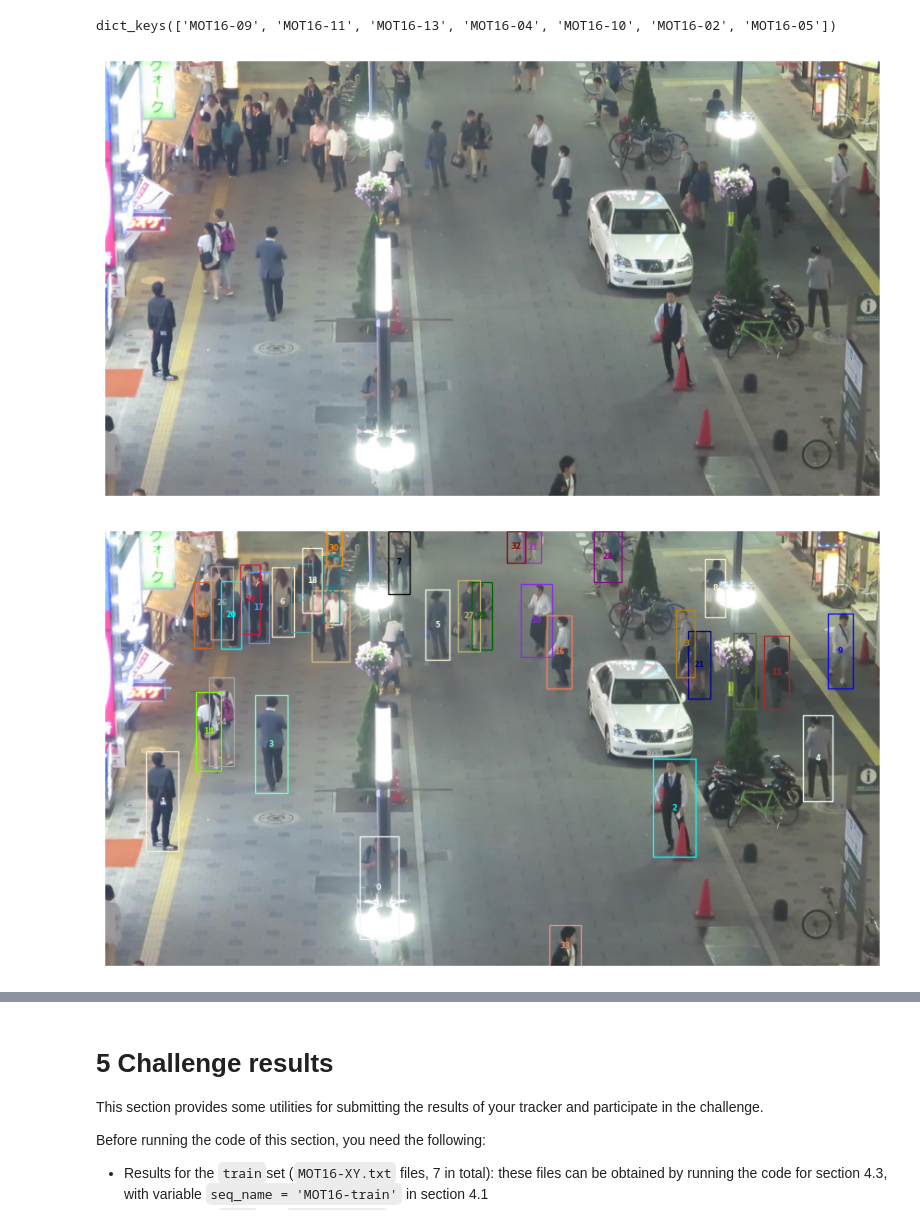
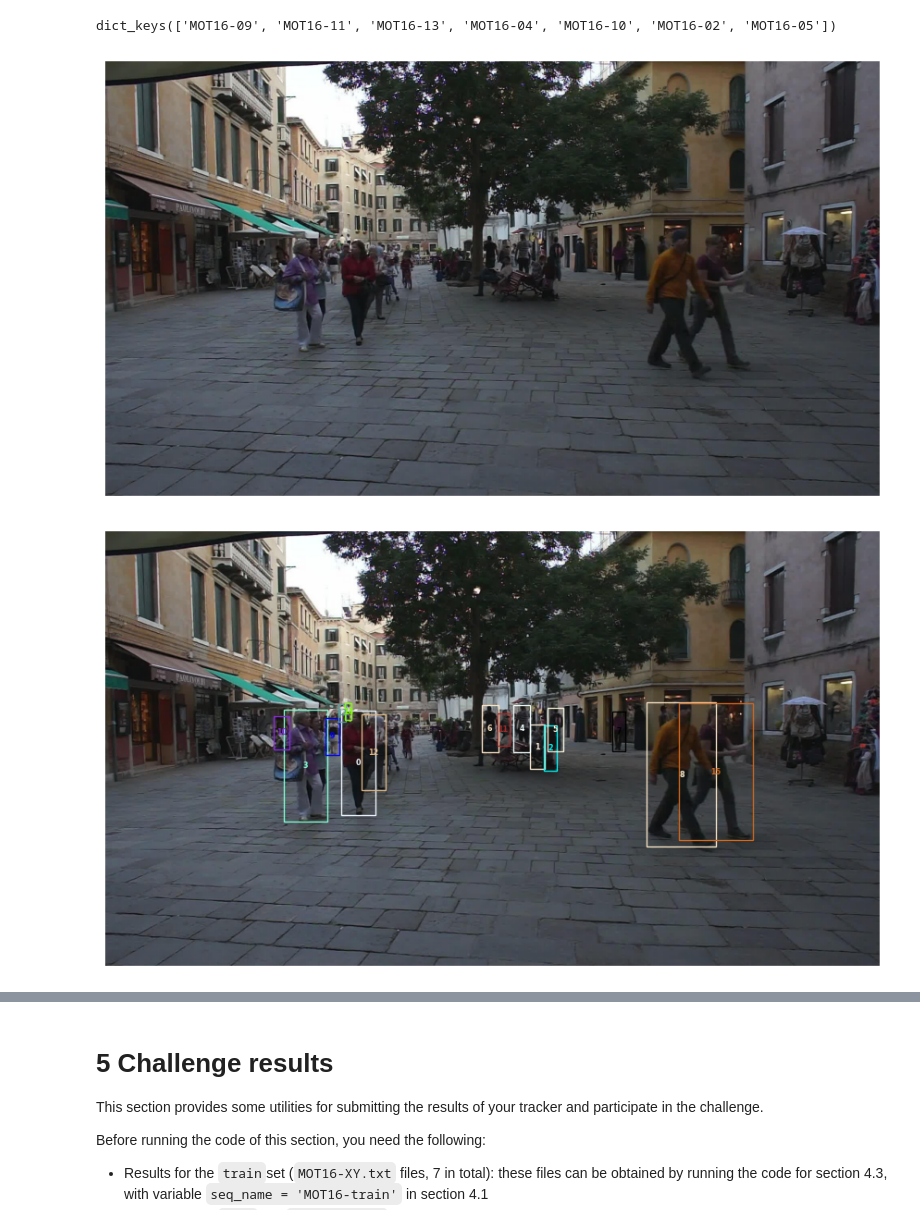
Before and after one commit to Javimh18/DL4VSP, a Jupyter notebook: dlvsp_challenge_material/dlvsp_mot_baseline_2023.ipynb, the cells around one changed output, grey strips where cells are left out. Drawn from its saved outputs; the diff is of its cells as text; code cells hidden in the pictures.

```diff
--- a/dlvsp_challenge_material/dlvsp_mot_baseline_2023.ipynb
+++ b/dlvsp_challenge_material/dlvsp_mot_baseline_2023.ipynb
@@ -106,7 +106,7 @@ The `MOT16Sequences` dataset class provides the possibilty to load single sequen
 import matplotlib.pyplot as plt
 from src.tracker.data_track import MOT16Sequences
 
-seq_name = 'MOT16-04' #uncomment to show a single sequence
+seq_name = 'MOT16-02' #uncomment to show a single sequence
 #seq_name = 'MOT16-train' #uncomment to show one frame for each sequence in the train split
 #seq_name = 'MOT16-test' #uncomment to show one frame for each sequence in the test split
 data_dir = os.path.join(working_dir,'data/MOT16')
@@ -181,7 +181,7 @@ obj_detect_model_file = os.path.join(working_dir, "models/faster_rcnn_fpn.model"
 #obj_detect_model_file = os.path.join(working_dir, "models/finetuned_faster_rcnn.model")
 
 #threshold for non maximum suppression
-obj_detect_nms_thresh = 0.35
+obj_detect_nms_thresh = 0.36
 
 #detector has been trained for two classes
 num_classes=2 # 1 class (person) + background (see https://pytorch.org/tutorials/intermediate/torchvision_tutorial.html)
@@ -442,11 +442,11 @@ dict_keys(['MOT16-09', 'MOT16-11', 'MOT16-13', 'MOT16-04', 'MOT16-10', 'MOT16-02
 # %%
 import matplotlib.pyplot as plt
 from src.tracker.utils import plot_sequence
 
-seq_name='MOT16-04'
+seq_name='MOT16-02'
 plot_sequence(results_seq[seq_name],
               [s for s in sequences if str(s) == seq_name][0],
               first_n_frames=3)
 # %% [output]
-[figure, old version]
+[figure, new version]
-[figure, old version]
+[figure, new version]
```
Also changed, not shown: parts of 5 cells of this notebook, 1 other file.
